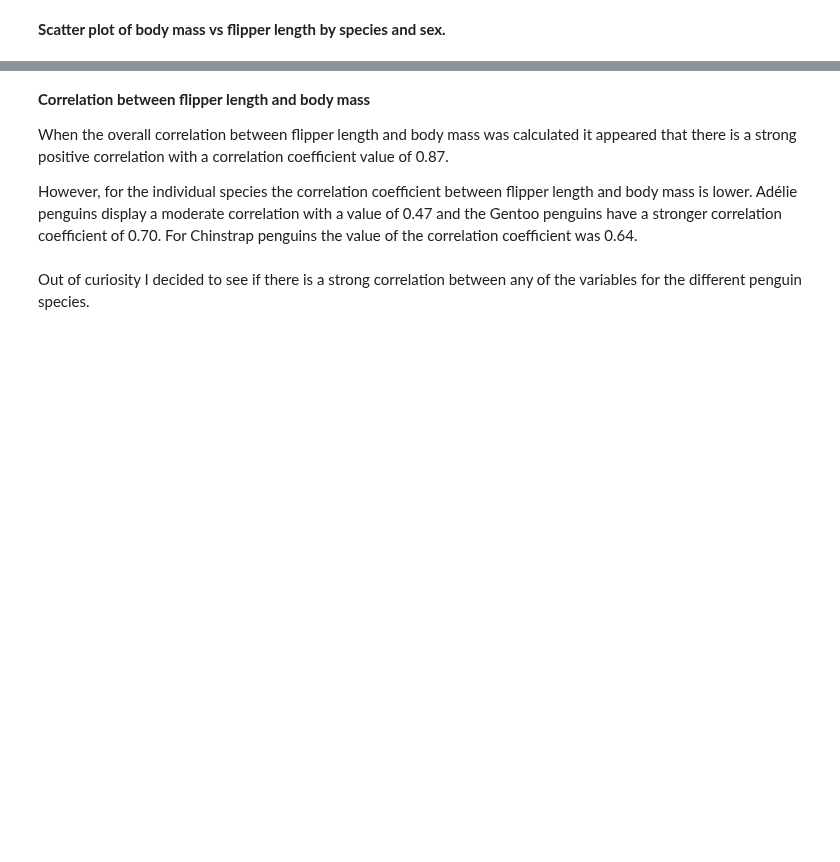
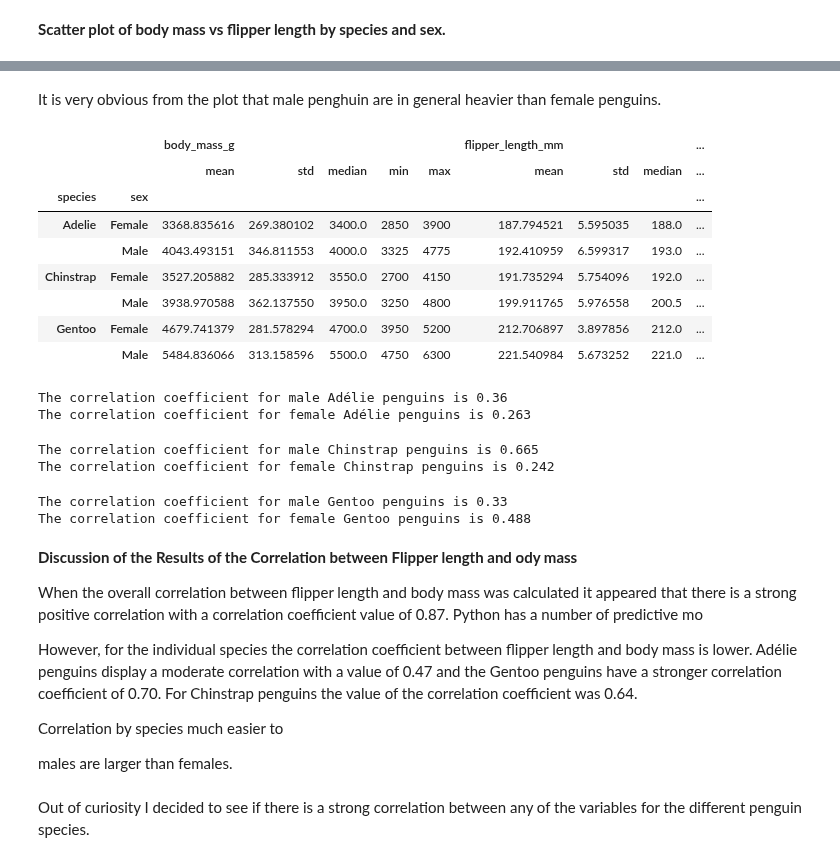
Before and after one commit to IreneKilgannon/DataAnalytics, a Jupyter notebook: penguins.ipynb, the cells around one changed output, grey strips where cells are left out. Drawn from its saved outputs; the diff is of its cells as text; code cells hidden in the pictures; blank space fills up the shorter version.

Commit message:
correlation section, comparing the variables

```diff
--- a/penguins.ipynb
+++ b/penguins.ipynb
@@ -697,0 +698,14 @@ What is the value of the trend line?
+# %% [markdown]
+It is very obvious from the plot that male penghuin are in general heavier than female penguins.
+# %%
+df.groupby(['species', 'sex'])[['body_mass_g', 'flipper_length_mm']].agg([np.mean, np.std, np.median, min, max])
+# %% [output]
+|  |  | body_mass_g |  |  |  |  | flipper_length_mm |  |  | ... |
+|  |  | mean | std | median | min | max | mean | std | median | ... |
+| species | sex |  |  |  |  |  |  |  |  | ... |
+| Adelie | Female | 3368.835616 | 269.380102 | 3400.0 | 2850 | 3900 | 187.794521 | 5.595035 | 188.0 | ... |
+|  | Male | 4043.493151 | 346.811553 | 4000.0 | 3325 | 4775 | 192.410959 | 6.599317 | 193.0 | ... |
+| Chinstrap | Female | 3527.205882 | 285.333912 | 3550.0 | 2700 | 4150 | 191.735294 | 5.754096 | 192.0 | ... |
+|  | Male | 3938.970588 | 362.137550 | 3950.0 | 3250 | 4800 | 199.911765 | 5.976558 | 200.5 | ... |
+| Gentoo | Female | 4679.741379 | 281.578294 | 4700.0 | 3950 | 5200 | 212.706897 | 3.897856 | 212.0 | ... |
+|  | Male | 5484.836066 | 313.158596 | 5500.0 | 4750 | 6300 | 221.540984 | 5.673252 | 221.0 | ... |
@@ -698,9 +723,43 @@ What is the value of the trend line?
+# %%
+# Correlation coefficient for male and female Adélie penguins
+male_corr_adelie = male_adelie['body_mass_g'].corr(male_adelie['flipper_length_mm']).round(3)
+female_corr_adelie = female_adelie['body_mass_g'].corr(female_adelie['flipper_length_mm']).round(3)
+
+print(f'The correlation coefficient for male Adélie penguins is {male_corr_adelie}')
+print(f'The correlation coefficient for female Adélie penguins is {female_corr_adelie}')
+# %% [output]
+The correlation coefficient for male Adélie penguins is 0.36
+The correlation coefficient for female Adélie penguins is 0.263
+# %%
+# Correlation coefficient for male and female Chinstrap penguins
+male_corr_chinstrap = male_chinstrap['body_mass_g'].corr(male_chinstrap['flipper_length_mm']).round(3)
+female_corr_chinstrap = female_chinstrap['body_mass_g'].corr(female_chinstrap['flipper_length_mm']).round(3)
+
+print(f'The correlation coefficient for male Chinstrap penguins is {male_corr_chinstrap}')
+print(f'The correlation coefficient for female Chinstrap penguins is {female_corr_chinstrap}')
+# %% [output]
+The correlation coefficient for male Chinstrap penguins is 0.665
+The correlation coefficient for female Chinstrap penguins is 0.242
+# %%
+# Correlation coefficient for male and female Chinstrap penguins
+male_corr_gentoo = male_gentoo['body_mass_g'].corr(male_gentoo['flipper_length_mm']).round(3)
+female_corr_gentoo = female_gentoo['body_mass_g'].corr(female_gentoo['flipper_length_mm']).round(3)
+
+print(f'The correlation coefficient for male Gentoo penguins is {male_corr_gentoo}')
+print(f'The correlation coefficient for female Gentoo penguins is {female_corr_gentoo}')
+# %% [output]
+The correlation coefficient for male Gentoo penguins is 0.33
+The correlation coefficient for female Gentoo penguins is 0.488
 # %% [markdown]
-__Correlation between flipper length and body mass__
+__Discussion of the Results of the Correlation between Flipper length and ody mass__
 
-When the overall correlation between flipper length and body mass was calculated it appeared that there is a strong positive correlation with a correlation coefficient value of 0.87.
+When the overall correlation between flipper length and body mass was calculated it appeared that there is a strong positive correlation with a correlation coefficient value of 0.87. Python has a number of predictive mo
 
 However, for the individual species the correlation coefficient between flipper length and body mass is lower. Adélie penguins display a moderate correlation with a value of 0.47 and the Gentoo penguins have a stronger correlation coefficient of 0.70. For Chinstrap penguins the value of the correlation coefficient was 0.64.
+
+Correlation by species much easier to
+
+males are larger than females.
 # %% [markdown]
 Out of curiosity I decided to see if there is a strong correlation between any of the variables for the different penguin species.
 # %%
```
Also changed, not shown: parts of 33 cells of this notebook, 1 other file.
